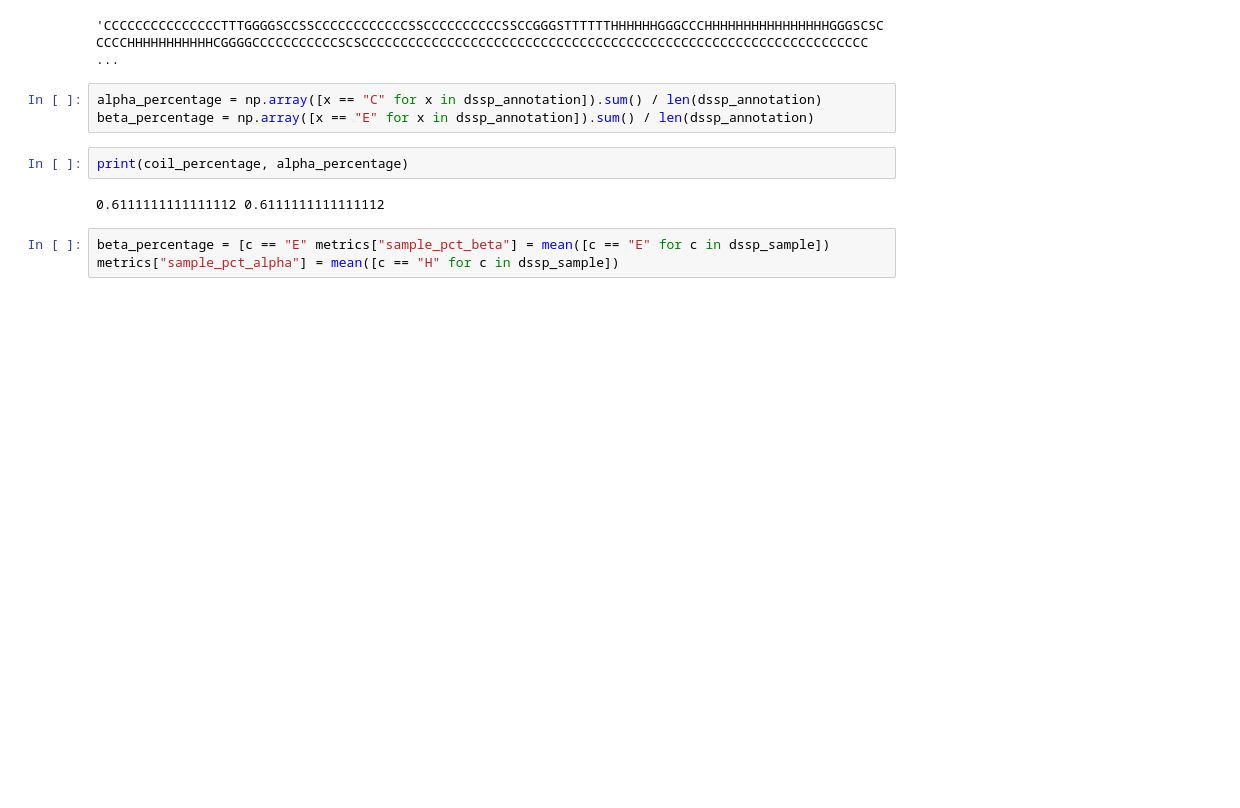
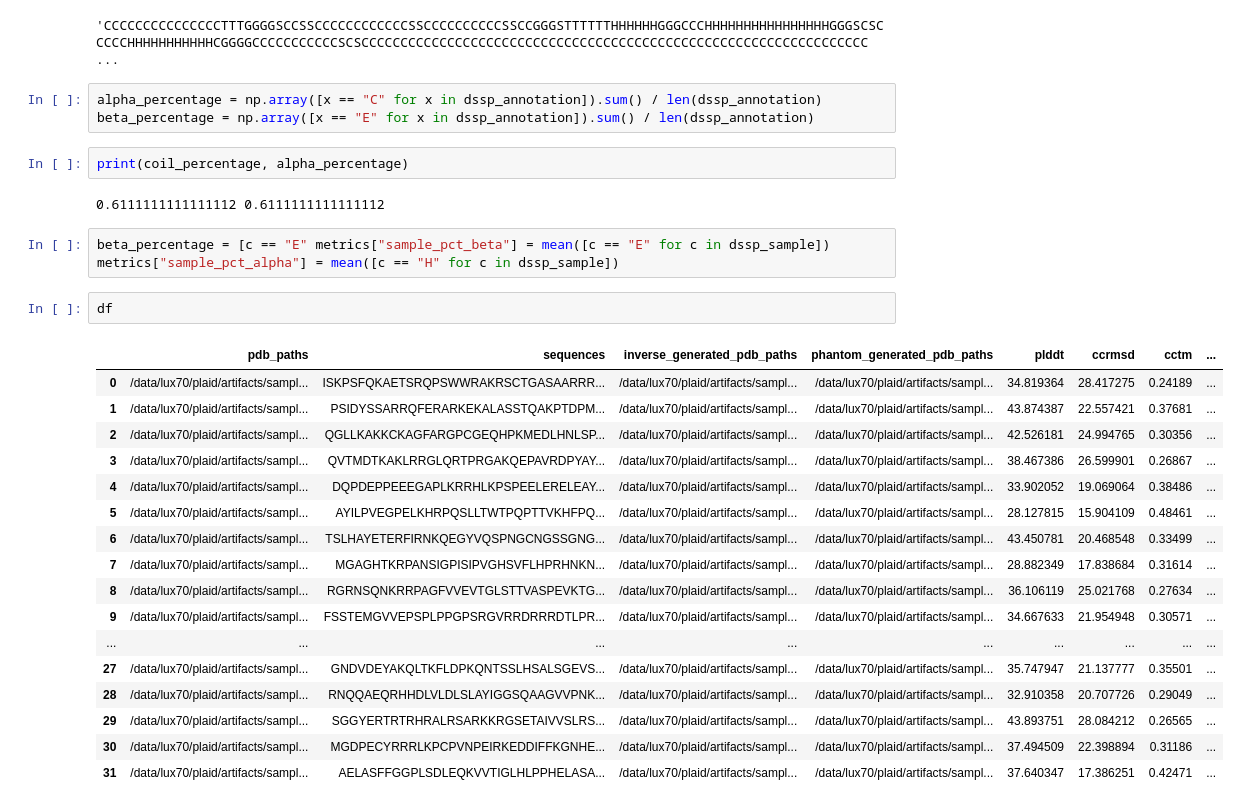
Before and after one commit to amyxlu/plaid-dev-distributed, a Jupyter notebook: notebooks/72_secondary_structure.ipynb, the cells around one changed output. Cells and saved outputs as stored; diff of their text form; blank space fills up the shorter version.

```diff
--- a/notebooks/72_secondary_structure.ipynb
+++ b/notebooks/72_secondary_structure.ipynb
@@ -161,3 +203,23 @@ print(coil_percentage, alpha_percentage)
 # %%
 beta_percentage = [c == "E" metrics["sample_pct_beta"] = mean([c == "E" for c in dssp_sample])
 metrics["sample_pct_alpha"] = mean([c == "H" for c in dssp_sample])
+# %%
+df
+# %% [output]
+|  | pdb_paths | sequences | inverse_generated_pdb_paths | phantom_generated_pdb_paths | plddt | ccrmsd | cctm | ... |
+| 0 | /data/lux70/plaid/artifacts/sampl... | ISKPSFQKAETSRQPSWWRAKRSCTGASAARRR... | /data/lux70/plaid/artifacts/sampl... | /data/lux70/plaid/artifacts/sampl... | 34.819364 | 28.417275 | 0.24189 | ... |
+| 1 | /data/lux70/plaid/artifacts/sampl... | PSIDYSSARRQFERARKEKALASSTQAKPTDPM... | /data/lux70/plaid/artifacts/sampl... | /data/lux70/plaid/artifacts/sampl... | 43.874387 | 22.557421 | 0.37681 | ... |
+| 2 | /data/lux70/plaid/artifacts/sampl... | QGLLKAKKCKAGFARGPCGEQHPKMEDLHNLSP... | /data/lux70/plaid/artifacts/sampl... | /data/lux70/plaid/artifacts/sampl... | 42.526181 | 24.994765 | 0.30356 | ... |
+| 3 | /data/lux70/plaid/artifacts/sampl... | QVTMDTKAKLRRGLQRTPRGAKQEPAVRDPYAY... | /data/lux70/plaid/artifacts/sampl... | /data/lux70/plaid/artifacts/sampl... | 38.467386 | 26.599901 | 0.26867 | ... |
+| 4 | /data/lux70/plaid/artifacts/sampl... | DQPDEPPEEEGAPLKRRHLKPSPEELERELEAY... | /data/lux70/plaid/artifacts/sampl... | /data/lux70/plaid/artifacts/sampl... | 33.902052 | 19.069064 | 0.38486 | ... |
+| 5 | /data/lux70/plaid/artifacts/sampl... | AYILPVEGPELKHRPQSLLTWTPQPTTVKHFPQ... | /data/lux70/plaid/artifacts/sampl... | /data/lux70/plaid/artifacts/sampl... | 28.127815 | 15.904109 | 0.48461 | ... |
+| 6 | /data/lux70/plaid/artifacts/sampl... | TSLHAYETERFIRNKQEGYVQSPNGCNGSSGNG... | /data/lux70/plaid/artifacts/sampl... | /data/lux70/plaid/artifacts/sampl... | 43.450781 | 20.468548 | 0.33499 | ... |
+| 7 | /data/lux70/plaid/artifacts/sampl... | MGAGHTKRPANSIGPISIPVGHSVFLHPRHNKN... | /data/lux70/plaid/artifacts/sampl... | /data/lux70/plaid/artifacts/sampl... | 28.882349 | 17.838684 | 0.31614 | ... |
+| 8 | /data/lux70/plaid/artifacts/sampl... | RGRNSQNKRRPAGFVVEVTGLSTTVASPEVKTG... | /data/lux70/plaid/artifacts/sampl... | /data/lux70/plaid/artifacts/sampl... | 36.106119 | 25.021768 | 0.27634 | ... |
+| 9 | /data/lux70/plaid/artifacts/sampl... | FSSTEMGVVEPSPLPPGPSRGVRRDRRRDTLPR... | /data/lux70/plaid/artifacts/sampl... | /data/lux70/plaid/artifacts/sampl... | 34.667633 | 21.954948 | 0.30571 | ... |
+| ... | ... | ... | ... | ... | ... | ... | ... | ... |
+| 27 | /data/lux70/plaid/artifacts/sampl... | GNDVDEYAKQLTKFLDPKQNTSSLHSALSGEVS... | /data/lux70/plaid/artifacts/sampl... | /data/lux70/plaid/artifacts/sampl... | 35.747947 | 21.137777 | 0.35501 | ... |
+| 28 | /data/lux70/plaid/artifacts/sampl... | RNQQAEQRHHDLVLDLSLAYIGGSQAAGVVPNK... | /data/lux70/plaid/artifacts/sampl... | /data/lux70/plaid/artifacts/sampl... | 32.910358 | 20.707726 | 0.29049 | ... |
+| 29 | /data/lux70/plaid/artifacts/sampl... | SGGYERTRTRHRALRSARKKRGSETAIVVSLRS... | /data/lux70/plaid/artifacts/sampl... | /data/lux70/plaid/artifacts/sampl... | 43.893751 | 28.084212 | 0.26565 | ... |
+| 30 | /data/lux70/plaid/artifacts/sampl... | MGDPECYRRRLKPCPVNPEIRKEDDIFFKGNHE... | /data/lux70/plaid/artifacts/sampl... | /data/lux70/plaid/artifacts/sampl... | 37.494509 | 22.398894 | 0.31186 | ... |
+| 31 | /data/lux70/plaid/artifacts/sampl... | AELASFFGGPLSDLEQKVVTIGLHLPPHELASA... | /data/lux70/plaid/artifacts/sampl... | /data/lux70/plaid/artifacts/sampl... | 37.640347 | 17.386251 | 0.42471 | ... |
```
Also changed, not shown: parts of 7 cells of this notebook.
